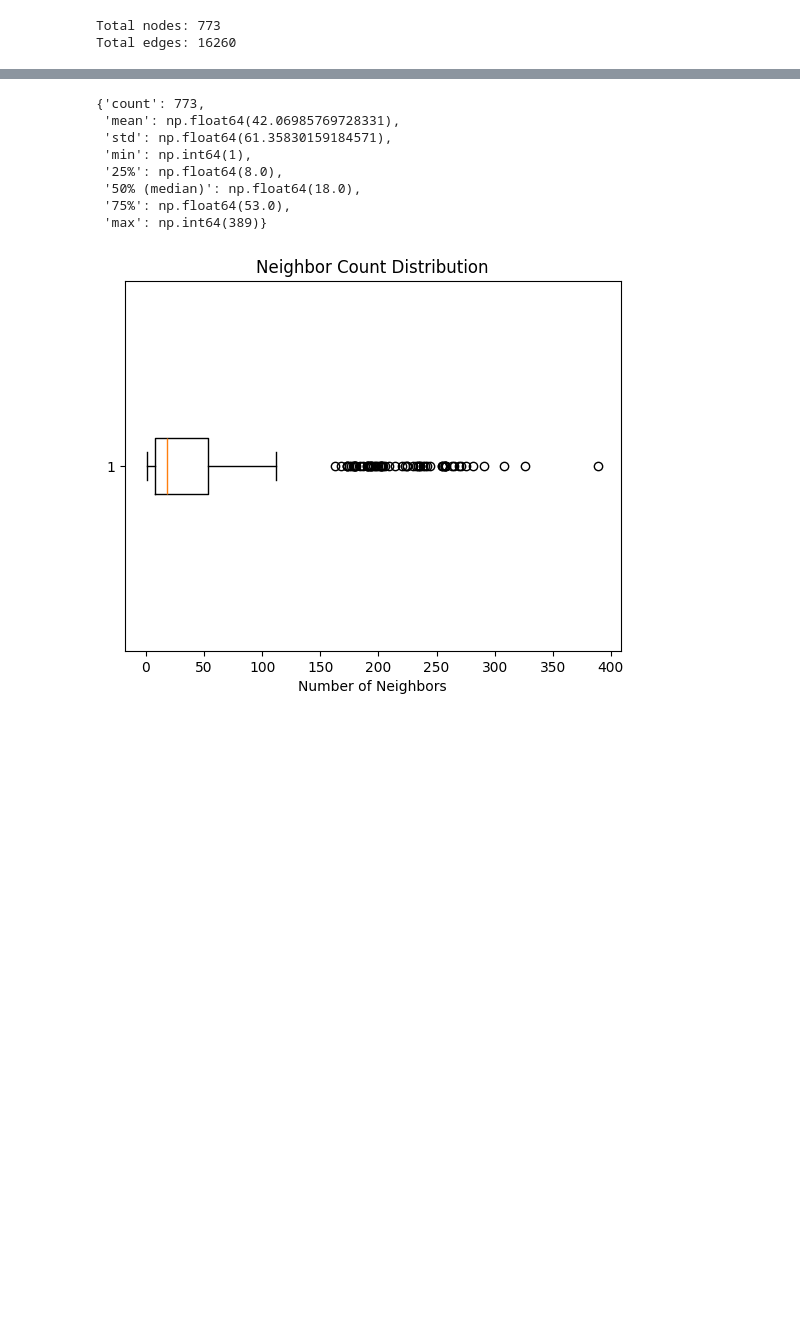
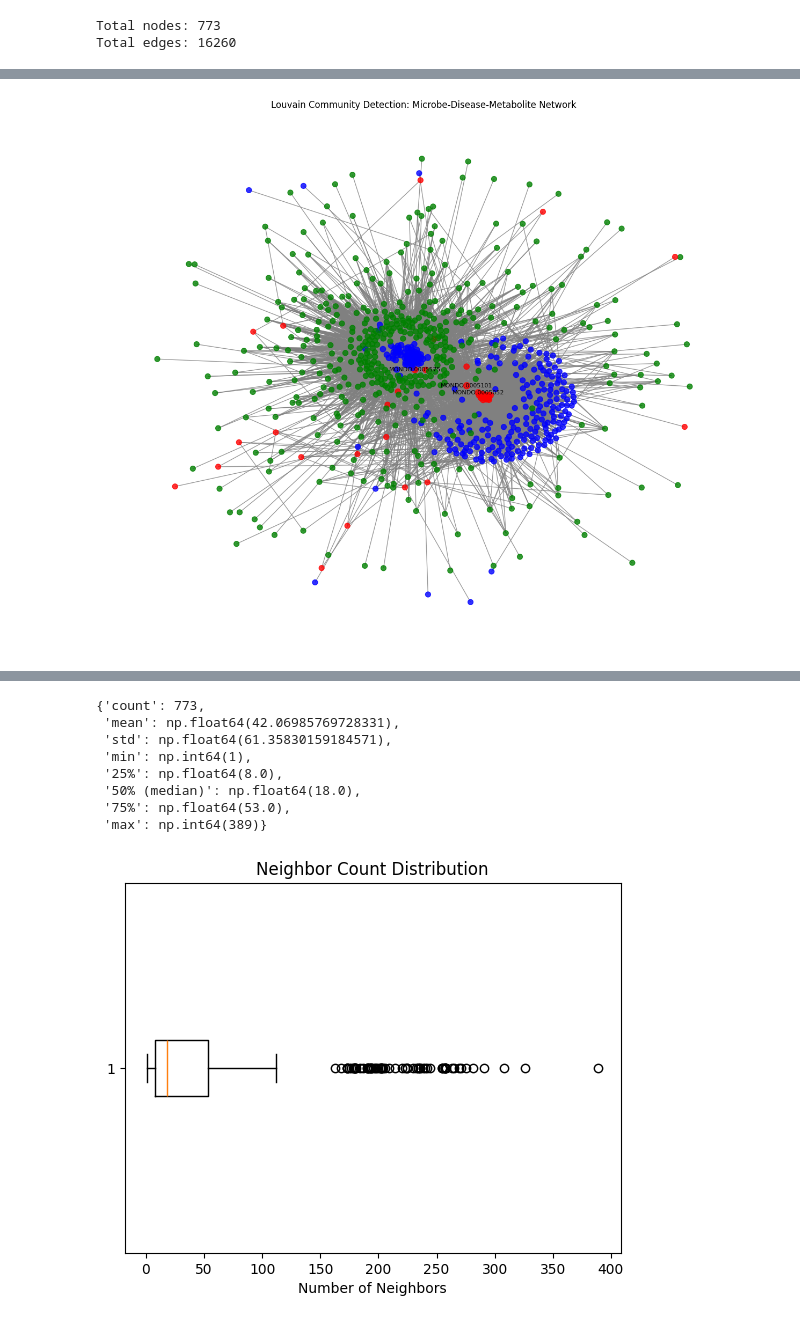
Before and after one commit to lucyzhang95/Network_Analysis, a Jupyter notebook: graph_network_analysis.ipynb, the cells around one changed output, grey strips where cells are left out. Saved outputs shown, nothing was run; the diff lists cells and outputs as text; code cells hidden in the pictures; blank space fills up the shorter version.

```diff
--- a/graph_network_analysis.ipynb
+++ b/graph_network_analysis.ipynb
@@ -775,0 +937,22 @@ Degree Correlation where high-degree nodes are connected to peripheral nodes: -0
+# %%
+pos = nx.spring_layout(G, k=0.30, seed=42)  # k controls spacing
+
+plt.figure(figsize=(12, 10))
+nx.draw(
+    G,
+    pos,
+    node_color=node_colors,
+    node_size=node_sizes,
+    edge_color="gray",
+    alpha=0.8,
+    with_labels=False
+)
+
+# top 10 nodes with labels
+top_nodes = sorted(degree_centrality, key=degree_centrality.get, reverse=True)[:3]
+nx.draw_networkx_labels(G, pos, labels={node: node for node in top_nodes}, font_size=8)
+
+plt.title("Louvain Community Detection: Microbe-Disease-Metabolite Network")
+plt.show()
+# %% [output]
+[figure, added]
```
Also changed, not shown: parts of 54 cells of this notebook.
